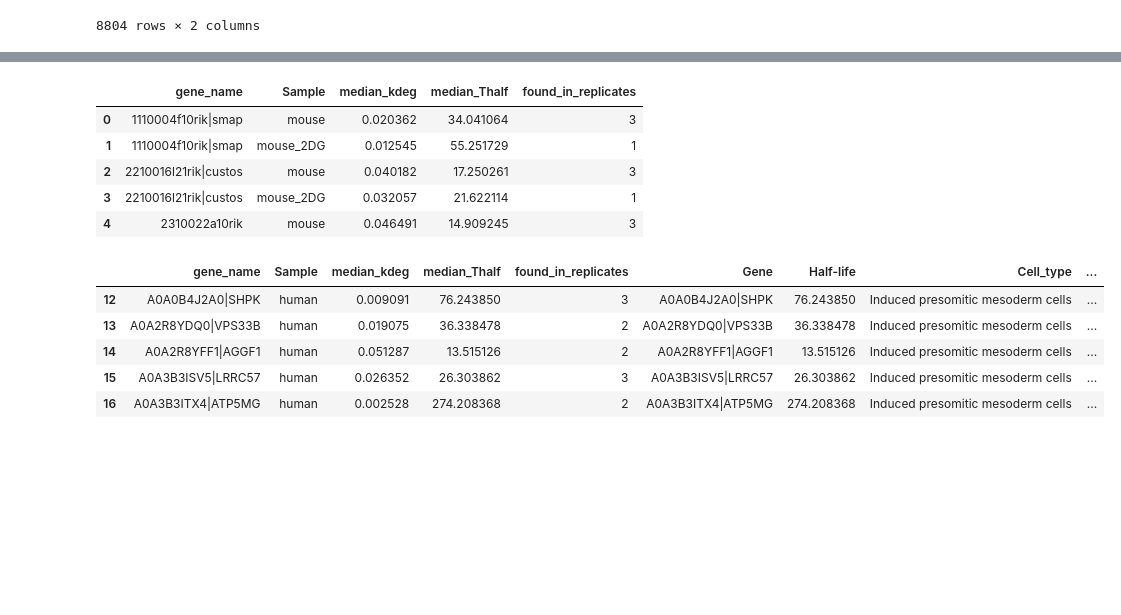
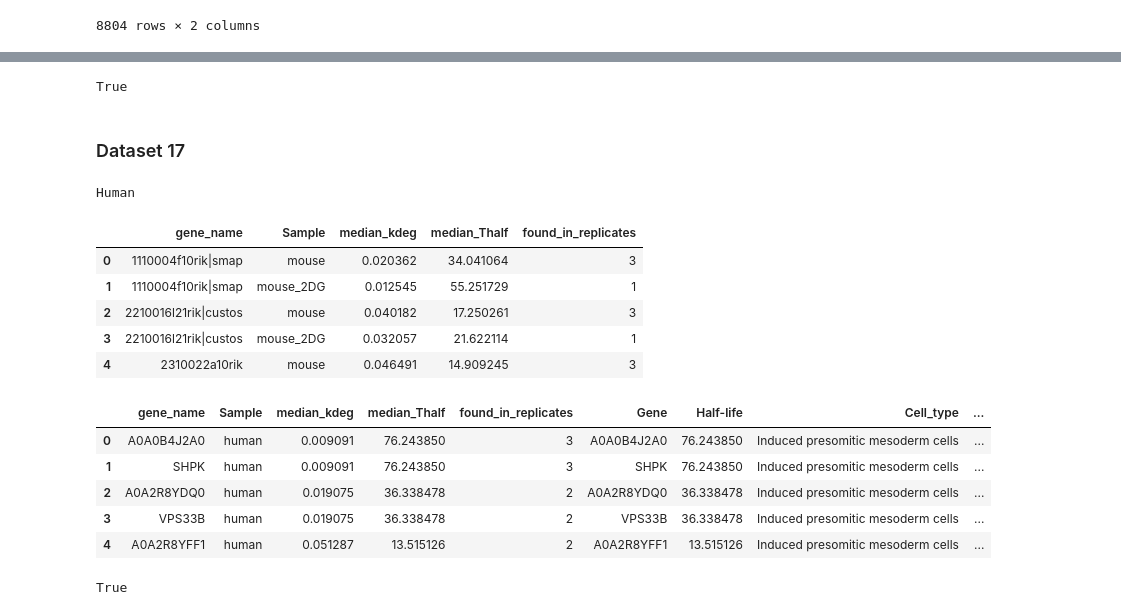
Before and after one commit to reliscu/experimental_parameters, a Jupyter notebook: format_half-life_data.ipynb, the cells around one changed output, grey strips where cells are left out. Cells and saved outputs as stored; diff of their text form; code cells hidden in the pictures; blank space fills up the shorter version.

```diff
--- a/format_half-life_data.ipynb
+++ b/format_half-life_data.ipynb
@@ -25,3 +24,3 @@ legend.loc[~mask, 'Path'] = (os.getcwd() + "/Protein_degradation_rates/" + legen
 # %%
-mask = (legend['Type'] == "Deg") & (legend['Species'] == "Human")
+mask = (legend['Type'] == "Deg") # & (legend['Species'] == "Human")
 legend1 = legend.loc[mask].reset_index(drop=True)
@@ -331,8 +774,25 @@ data9[matching_cols]
+# %%
+data15['Study'] = re.sub("_.*", "", legend1.loc[idx, 'File'])
+
+# Misc clean up
+data15 = data15[~pd.isna(data15['Half-life'])]
+print(pd.to_numeric(data15['Half-life'], errors='coerce').notna().all())
+data15.head()
+
+data15 = data15.loc[:, std_columns]
+save_as = re.sub(".csv", "", legend1.loc[idx, 'Path']) + "_" + legend1.loc[idx, 'Species'] + "_" + re.sub(" ", "_", legend1.loc[idx, 'Cell_type']) + "_standardized.csv"
+data15.to_csv(save_as, index=False)
+# %% [output]
+True
+# %% [markdown]
+### Dataset 17
 # %%
-idx = 10
-data10 = pd.read_csv(legend1.loc[idx, 'Path'])
-data10.head()
+idx = 16
+data16 = pd.read_csv(legend1.loc[idx, 'Path'])
+print(legend1.loc[idx, 'Species'])
+data16.head()
 # %% [output]
+Human
 |  | gene_name | Sample | median_kdeg | median_Thalf | found_in_replicates |
 | 0 | 1110004f10rik|smap | mouse | 0.020362 | 34.041064 | 3 |
 | 1 | 1110004f10rik|smap | mouse_2DG | 0.012545 | 55.251729 | 1 |
@@ -341,24 +801,39 @@ data10.head()
 | 4 | 2310022a10rik | mouse | 0.046491 | 14.909245 | 3 |
 # %%
 # Subset to human data
-data10 = data10[data10['Sample'].str.contains('human')]
+data16 = data16[data16['Sample'].str.contains('human')]
 
 # Separate genes with multiple entries
-data10['gene_name'] = data10['gene_name'].str.split(';')
-data10 = data10.explode('gene_name')
-data10['gene_name'] = data10['gene_name'].str.strip()
+data16['gene_name'] = data16['gene_name'].str.split('|')
+data16 = data16.explode('gene_name')
+data16['gene_name'] = data16['gene_name'].str.strip()
+data16 = data16.reset_index(drop=True)
 
 # Standardize columns
-data10['Gene'] = data10['gene_name']
-data10['Half-life'] = data10['median_Thalf']
-data10['Cell_type'] = legend1.loc[idx, 'Cell_type']
-data10['Method'] = legend1.loc[idx, 'Method']
+data16['Gene'] = data16['gene_name']
+data16['Half-life'] = data16['median_Thalf']
+data16['Cell_type'] = legend1.loc[idx, 'Cell_type']
+data16['Method'] = legend1.loc[idx, 'Method']
+data16['Species'] = legend1.loc[idx, 'Species']
 
-data10.head()
+data16.head()
 # %% [output]
 |  | gene_name | Sample | median_kdeg | median_Thalf | found_in_replicates | Gene | Half-life | Cell_type | ... |
-| 12 | A0A0B4J2A0|SHPK | human | 0.009091 | 76.243850 | 3 | A0A0B4J2A0|SHPK | 76.243850 | Induced presomitic mesoderm cells | ... |
-| 13 | A0A2R8YDQ0|VPS33B | human | 0.019075 | 36.338478 | 2 | A0A2R8YDQ0|VPS33B | 36.338478 | Induced presomitic mesoderm cells | ... |
-| 14 | A0A2R8YFF1|AGGF1 | human | 0.051287 | 13.515126 | 2 | A0A2R8YFF1|AGGF1 | 13.515126 | Induced presomitic mesoderm cells | ... |
-| 15 | A0A3B3ISV5|LRRC57 | human | 0.026352 | 26.303862 | 3 | A0A3B3ISV5|LRRC57 | 26.303862 | Induced presomitic mesoderm cells | ... |
-| 16 | A0A3B3ITX4|ATP5MG | human | 0.002528 | 274.208368 | 2 | A0A3B3ITX4|ATP5MG | 274.208368 | Induced presomitic mesoderm cells | ... |
+| 0 | A0A0B4J2A0 | human | 0.009091 | 76.243850 | 3 | A0A0B4J2A0 | 76.243850 | Induced presomitic mesoderm cells | ... |
+| 1 | SHPK | human | 0.009091 | 76.243850 | 3 | SHPK | 76.243850 | Induced presomitic mesoderm cells | ... |
+| 2 | A0A2R8YDQ0 | human | 0.019075 | 36.338478 | 2 | A0A2R8YDQ0 | 36.338478 | Induced presomitic mesoderm cells | ... |
+| 3 | VPS33B | human | 0.019075 | 36.338478 | 2 | VPS33B | 36.338478 | Induced presomitic mesoderm cells | ... |
+| 4 | A0A2R8YFF1 | human | 0.051287 | 13.515126 | 2 | A0A2R8YFF1 | 13.515126 | Induced presomitic mesoderm cells | ... |
+# %%
+data16['Study'] = re.sub("_.*", "", legend1.loc[idx, 'File'])
+
+# Misc clean up
+data16 = data16[~pd.isna(data16['Half-life'])]
+print(pd.to_numeric(data16['Half-life'], errors='coerce').notna().all())
+data16.head()
+
+data16 = data16.loc[:, std_columns]
+save_as = re.sub(".csv", "", legend1.loc[idx, 'Path']) + "_" + legend1.loc[idx, 'Species'] + "_" + re.sub(" ", "_", legend1.loc[idx, 'Cell_type']) + "_standardized.csv"
+data16.to_csv(save_as, index=False)
+# %% [output]
+True
```
Also changed, not shown: parts of 79 cells of this notebook.
